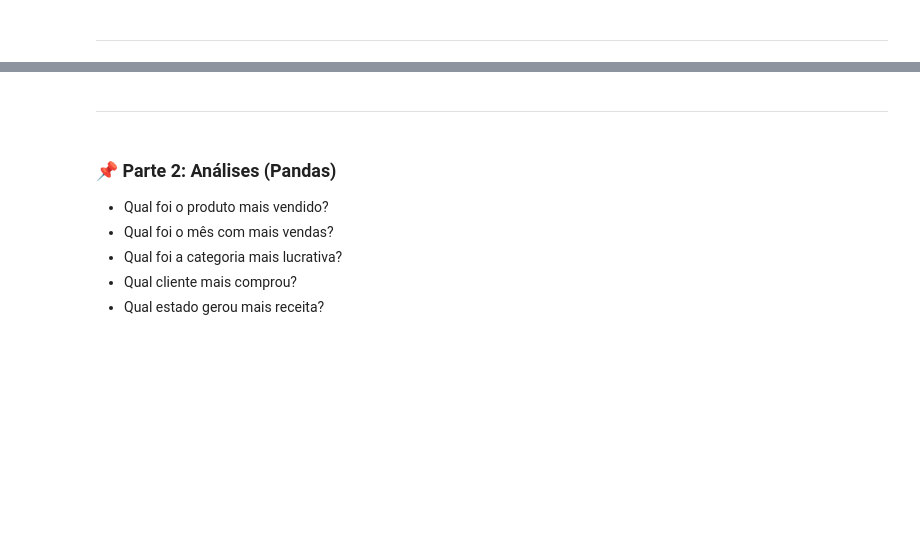
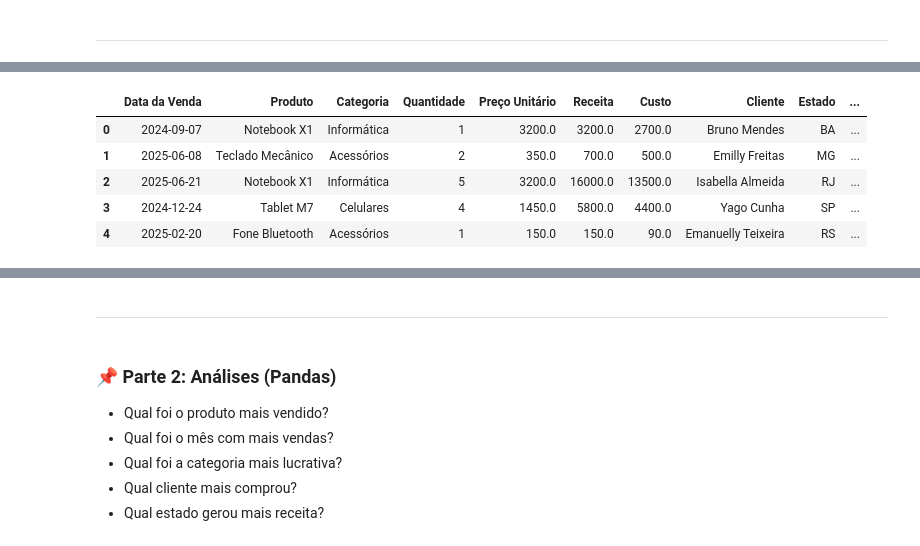
Before and after one commit to joao-victor-73/python.estudos, a Jupyter notebook: Estudos/Analise de Dados/Projeto - Analise de desempenho de loja/analise_desempenho.ipynb, the cells around one changed output, grey strips where cells are left out. Drawn from its saved outputs; the diff is of its cells as text; code cells hidden in the pictures; blank space fills up the shorter version.

Commit message:
fazendo o projeto de vendas

```diff
--- a/Estudos/Analise de Dados/Projeto - Analise de desempenho de loja/analise_desempenho.ipynb
+++ b/Estudos/Analise de Dados/Projeto - Analise de desempenho de loja/analise_desempenho.ipynb
@@ -96,3 +159,6 @@ ___
 - Usar NumPy para:
     - Calcular média, desvio padrão e valores únicos de categorias
     - Criar array de lucro e fazer análises manuais (média, max, min)
+# %%
+# Converter a coluna de data:
+base['Data da Venda'] = pd.to_datetime(base['Data da Venda'])
@@ -98,0 +179,13 @@ ___
+# %%
+# Calcular novas colunas: LUCRO
+
+base['Lucro'] = base['Receita'] - base['Custo']
+# %%
+base.head()
+# %% [output]
+|  | Data da Venda | Produto | Categoria | Quantidade | Preço Unitário | Receita | Custo | Cliente | Estado | ... |
+| 0 | 2024-09-07 | Notebook X1 | Informática | 1 | 3200.0 | 3200.0 | 2700.0 | Bruno Mendes | BA | ... |
+| 1 | 2025-06-08 | Teclado Mecânico | Acessórios | 2 | 350.0 | 700.0 | 500.0 | Emilly Freitas | MG | ... |
+| 2 | 2025-06-21 | Notebook X1 | Informática | 5 | 3200.0 | 16000.0 | 13500.0 | Isabella Almeida | RJ | ... |
+| 3 | 2024-12-24 | Tablet M7 | Celulares | 4 | 1450.0 | 5800.0 | 4400.0 | Yago Cunha | SP | ... |
+| 4 | 2025-02-20 | Fone Bluetooth | Acessórios | 1 | 150.0 | 150.0 | 90.0 | Emanuelly Teixeira | RS | ... |
```
Also changed, not shown: parts of 29 cells of this notebook, 2 other files.
